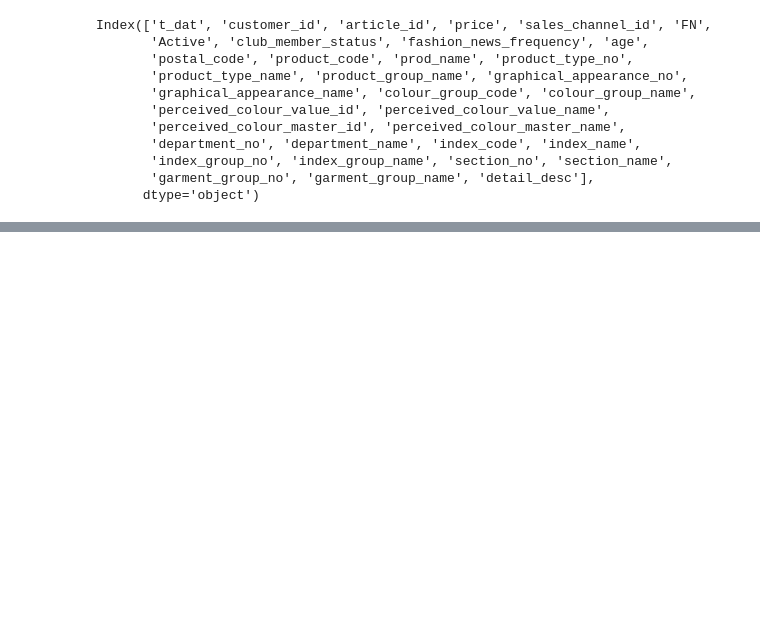
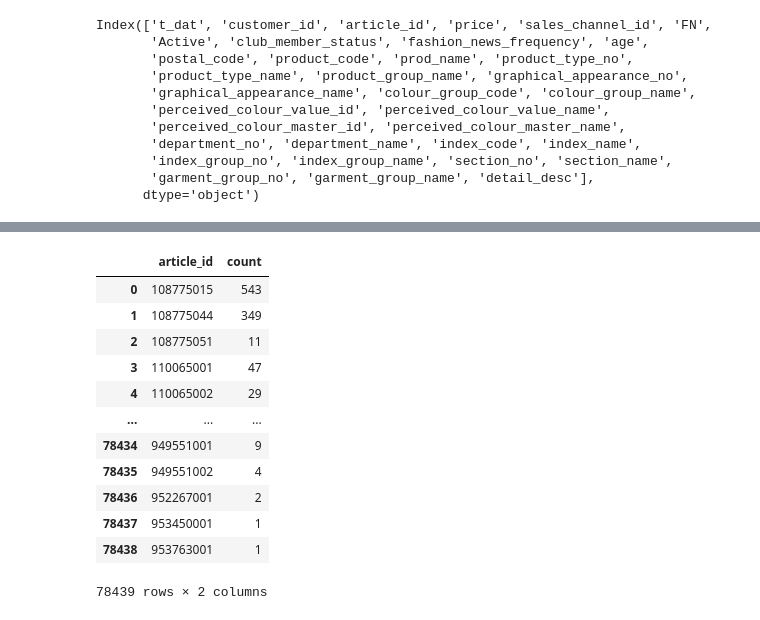
Before and after one commit to treb93/pyhm, a Jupyter notebook: clust_cust.ipynb, the cells around one changed output, grey strips where cells are left out. Cells and saved outputs as stored; diff of their text form; code cells hidden in the pictures; blank space fills up the shorter version.

```diff
--- a/clust_cust.ipynb
+++ b/clust_cust.ipynb
@@ -163,3 +163,21 @@ tcas.head()
 | 2 | 2020-06-29 | 1071bb534ac0209fb7a607507bd327a5a... | 818031001 | 0.008458 | 36.0 | d6728fb891ab52d94c3986a9d264cbaeb... | Fitted top in soft jersey made fr... |
 | 3 | 2019-07-22 | 8177bda6636594f39856018e833eac79a... | 783707002 | 0.004678 | 47.0 | 8115d189e236dd602c142308e017d2429... | Socks in a soft, jacquard-knit co... |
 | 4 | 2020-02-14 | 85e6f0fc2195abd15c6f8f310d9926a25... | 820542011 | 0.016932 | 45.0 | a985d3285ea7bfc9c24c5860df307116e... | Straight-style T-shirt in soft co... |
+# %%
+#Df avec les articles les plus populaires
+best_sales = tcas[['article_id']].groupby('article_id', as_index =False).agg(count = ('article_id', 'count'))
+best_sales
+# %% [output]
+|  | article_id | count |
+| 0 | 108775015 | 543 |
+| 1 | 108775044 | 349 |
+| 2 | 108775051 | 11 |
+| 3 | 110065001 | 47 |
+| 4 | 110065002 | 29 |
+| ... | ... | ... |
+| 78434 | 949551001 | 9 |
+| 78435 | 949551002 | 4 |
+| 78436 | 952267001 | 2 |
+| 78437 | 953450001 | 1 |
+| 78438 | 953763001 | 1 |
+78439 rows × 2 columns
```
Also changed, not shown: parts of 1 cell of this notebook.
